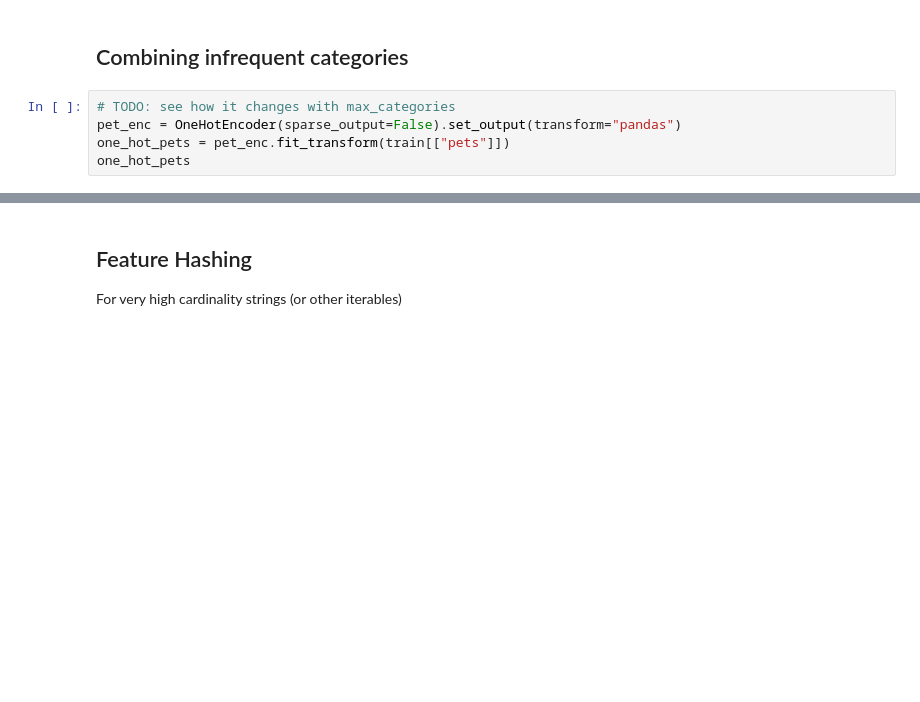
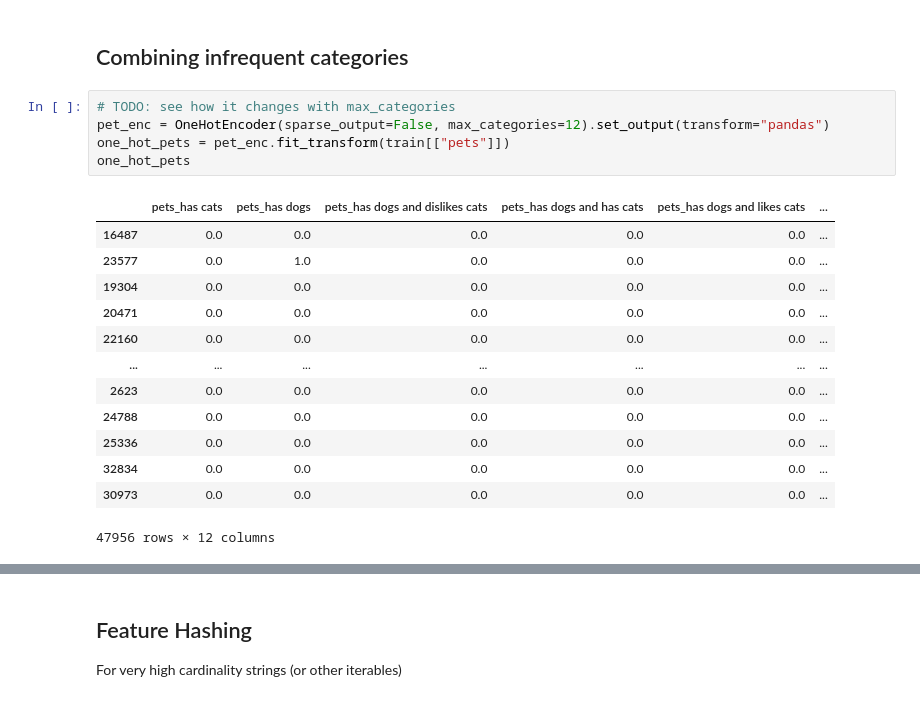
Before and after one commit to mru-data3464/f26, a Jupyter notebook: demo_code/08_fancy_transformations/fancy.ipynb, the cells around one changed output, grey strips where cells are left out. Saved outputs shown, nothing was run; the diff lists cells and outputs as text; blank space fills up the shorter version.

```diff
--- a/demo_code/08_fancy_transformations/fancy.ipynb
+++ b/demo_code/08_fancy_transformations/fancy.ipynb
@@ -40,8 +76,22 @@ plt.savefig("../../img/08-pets-dist.png")
 ## Combining infrequent categories
 # %%
 # TODO: see how it changes with max_categories
-pet_enc = OneHotEncoder(sparse_output=False).set_output(transform="pandas")
+pet_enc = OneHotEncoder(sparse_output=False, max_categories=12).set_output(transform="pandas")
 one_hot_pets = pet_enc.fit_transform(train[["pets"]])
 one_hot_pets
+# %% [output]
+|  | pets_has cats | pets_has dogs | pets_has dogs and dislikes cats | pets_has dogs and has cats | pets_has dogs and likes cats | ... |
+| 16487 | 0.0 | 0.0 | 0.0 | 0.0 | 0.0 | ... |
+| 23577 | 0.0 | 1.0 | 0.0 | 0.0 | 0.0 | ... |
+| 19304 | 0.0 | 0.0 | 0.0 | 0.0 | 0.0 | ... |
+| 20471 | 0.0 | 0.0 | 0.0 | 0.0 | 0.0 | ... |
+| 22160 | 0.0 | 0.0 | 0.0 | 0.0 | 0.0 | ... |
+| ... | ... | ... | ... | ... | ... | ... |
+| 2623 | 0.0 | 0.0 | 0.0 | 0.0 | 0.0 | ... |
+| 24788 | 0.0 | 0.0 | 0.0 | 0.0 | 0.0 | ... |
+| 25336 | 0.0 | 0.0 | 0.0 | 0.0 | 0.0 | ... |
+| 32834 | 0.0 | 0.0 | 0.0 | 0.0 | 0.0 | ... |
+| 30973 | 0.0 | 0.0 | 0.0 | 0.0 | 0.0 | ... |
+47956 rows × 12 columns
 # %%
 one_hot_pets.sum(axis=0)
```
Also changed, not shown: parts of 15 cells of this notebook, 1 other file.
